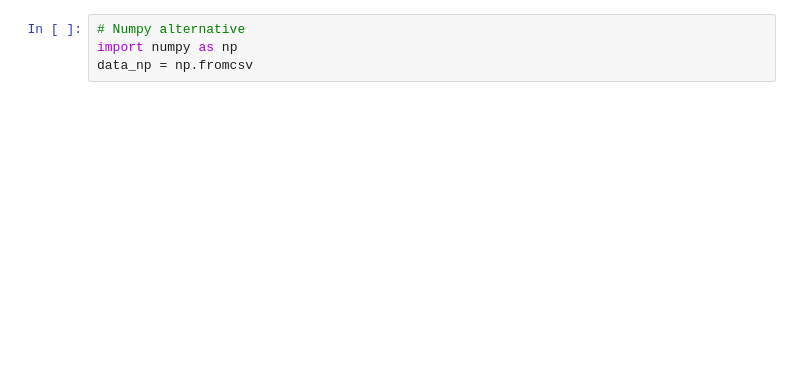
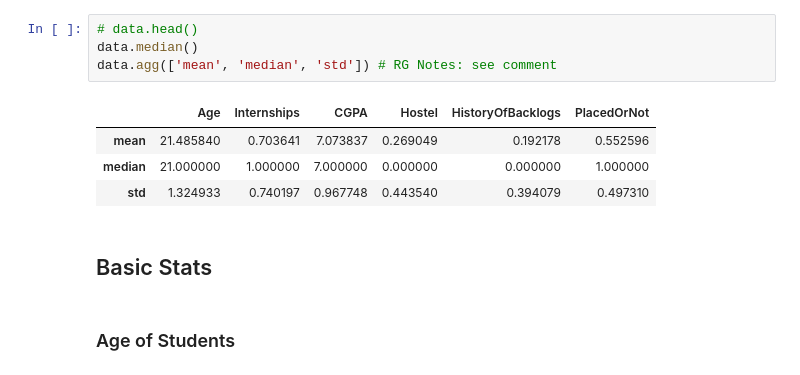
Before and after one commit to Ya-s-h/probability_project, a Jupyter notebook: notebook.ipynb, the cells around one changed output. Saved outputs shown, nothing was run; the diff lists cells and outputs as text; blank space fills up the shorter version.

```diff
--- a/notebook.ipynb
+++ b/notebook.ipynb
@@ -13,4 +57,13 @@ print(data.describe())
-# %%
-# Numpy alternative
-import numpy as np
-data_np = np.fromcsv
+# %%
+# data.head()
+data.median()
+data.agg(['mean', 'median', 'std']) # RG Notes: see comment
+# %% [output]
+|  | Age | Internships | CGPA | Hostel | HistoryOfBacklogs | PlacedOrNot |
+| mean | 21.485840 | 0.703641 | 7.073837 | 0.269049 | 0.192178 | 0.552596 |
+| median | 21.000000 | 1.000000 | 7.000000 | 0.000000 | 0.000000 | 1.000000 |
+| std | 1.324933 | 0.740197 | 0.967748 | 0.443540 | 0.394079 | 0.497310 |
+# %% [markdown]
+## Basic Stats
+# %% [markdown]
+### Age of Students
```
Also changed, not shown: parts of 19 cells of this notebook.
